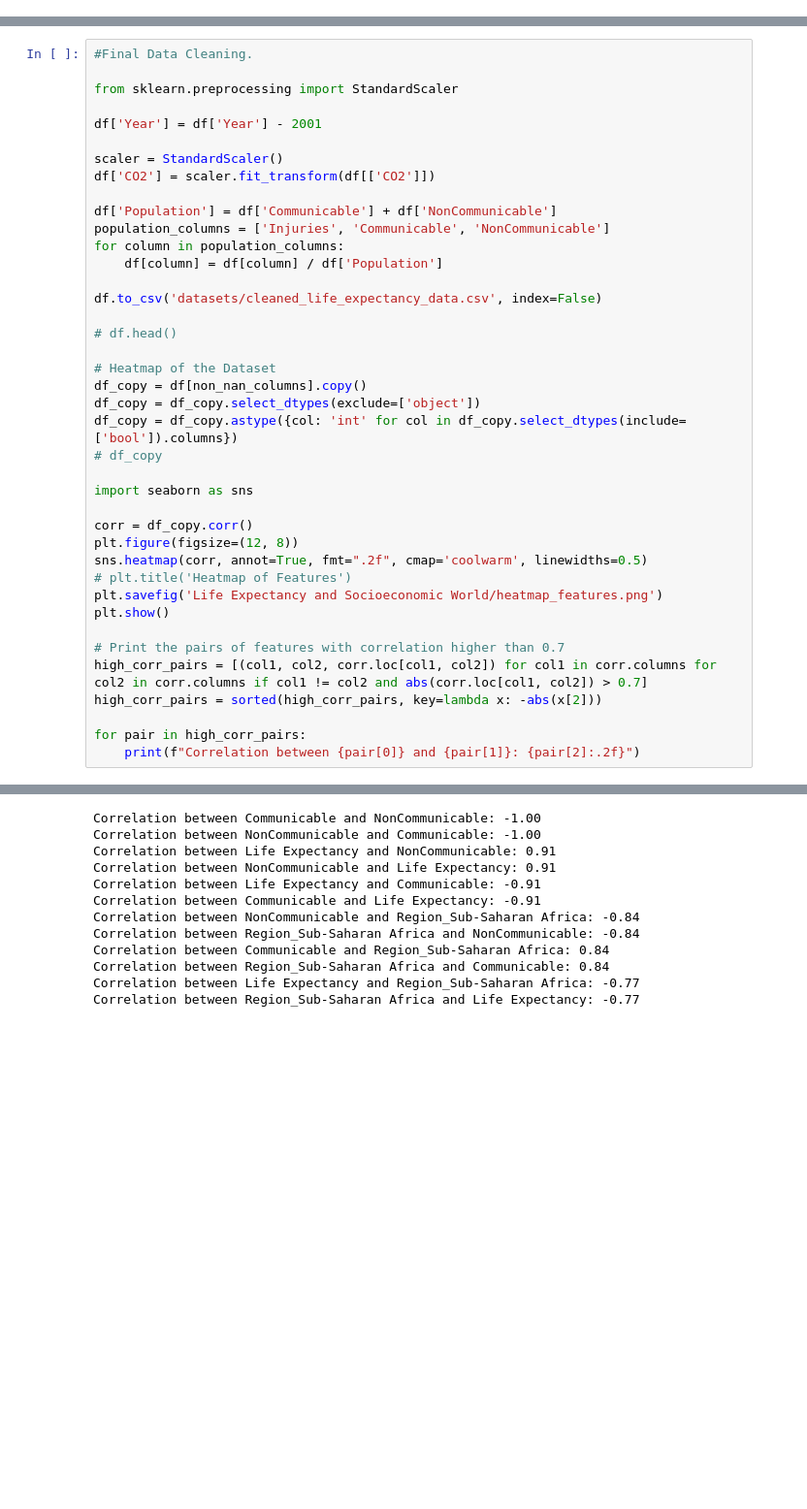
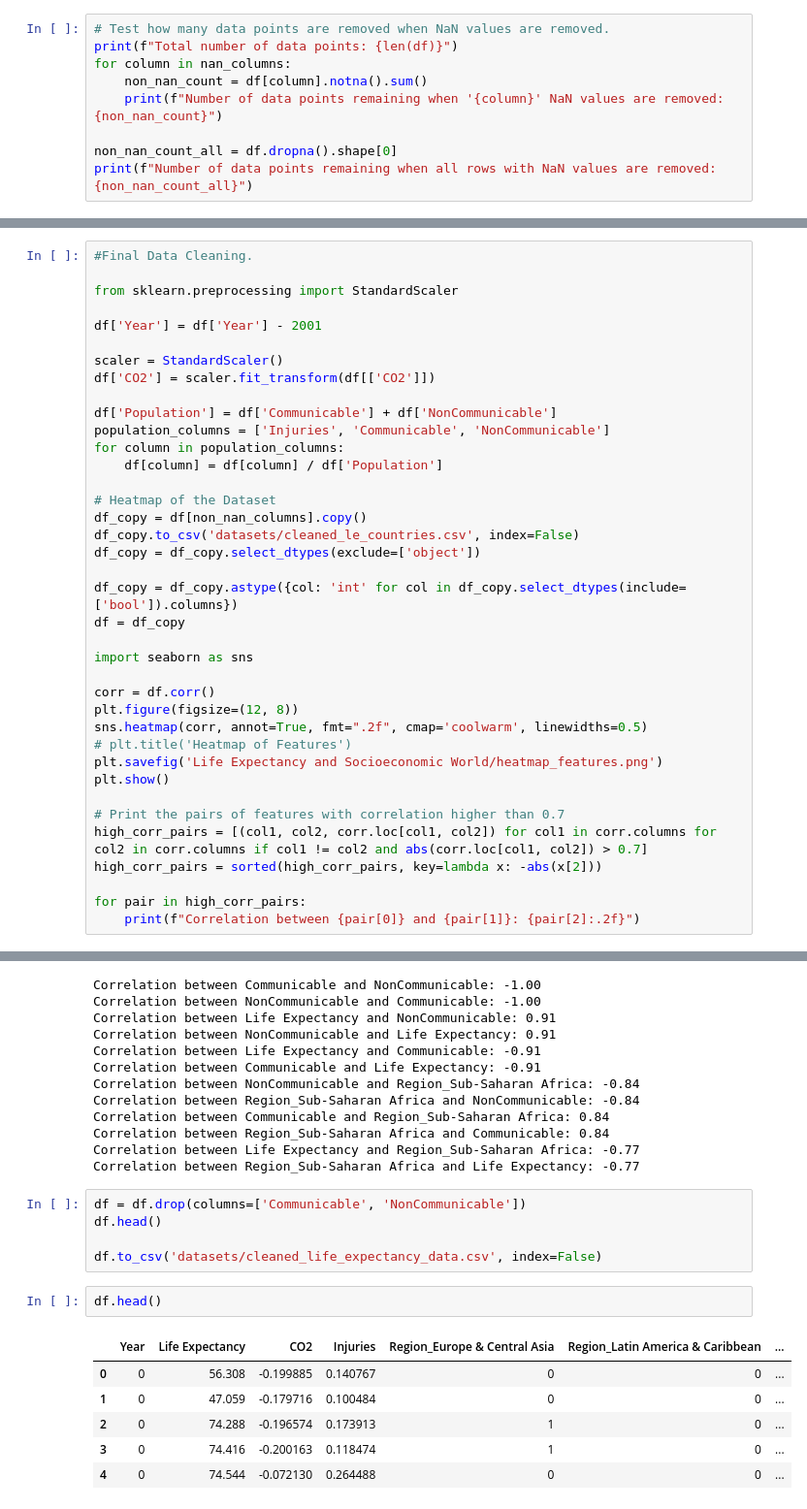
Before and after one commit to kartikramachandrula/LifeExpectancy, a Jupyter notebook: Data Exploration.ipynb, the cells around one changed output, grey strips where cells are left out. Shown: that part at 97% size. Drawn from its saved outputs; the diff is of its cells as text; blank space fills up the shorter version.

```diff
--- a/Data Exploration.ipynb
+++ b/Data Exploration.ipynb
@@ -121,3 +121,12 @@ print("Columns with NaN values:", nan_columns)
 # %% [output]
 Columns with no NaN values: ['Country Name', 'Country Code', 'Year', 'Life Expectancy', 'CO2', 'Injuries', 'Communicable', 'NonCommunicable', 'Region_Europe & Central Asia', 'Region_Latin America & Ca ...
 Columns with NaN values: ['Prevelance of Undernourishment', 'Health Expenditure %', 'Education Expenditure %', 'Unemployment', 'Corruption', 'Sanitation']
+# %%
+# Test how many data points are removed when NaN values are removed.
+print(f"Total number of data points: {len(df)}")
+for column in nan_columns:
+    non_nan_count = df[column].notna().sum()
+    print(f"Number of data points remaining when '{column}' NaN values are removed: {non_nan_count}")
+
+non_nan_count_all = df.dropna().shape[0]
+print(f"Number of data points remaining when all rows with NaN values are removed: {non_nan_count_all}")
@@ -138,19 +156,17 @@ population_columns = ['Injuries', 'Communicable', 'NonCommunicable']
 for column in population_columns:
     df[column] = df[column] / df['Population']
 
-df.to_csv('datasets/cleaned_life_expectancy_data.csv', index=False)
-
-# df.head()
-
 # Heatmap of the Dataset
 df_copy = df[non_nan_columns].copy()
+df_copy.to_csv('datasets/cleaned_le_countries.csv', index=False)
 df_copy = df_copy.select_dtypes(exclude=['object'])
+
 df_copy = df_copy.astype({col: 'int' for col in df_copy.select_dtypes(include=['bool']).columns})
-# df_copy
+df = df_copy
 
 import seaborn as sns
 
-corr = df_copy.corr()
+corr = df.corr()
 plt.figure(figsize=(12, 8))
 sns.heatmap(corr, annot=True, fmt=".2f", cmap='coolwarm', linewidths=0.5)
 # plt.title('Heatmap of Features')
@@ -177,3 +193,17 @@ Correlation between Communicable and Region_Sub-Saharan Africa: 0.84
 Correlation between Region_Sub-Saharan Africa and Communicable: 0.84
 Correlation between Life Expectancy and Region_Sub-Saharan Africa: -0.77
 Correlation between Region_Sub-Saharan Africa and Life Expectancy: -0.77
+# %%
+df = df.drop(columns=['Communicable', 'NonCommunicable'])
+df.head()
+
+df.to_csv('datasets/cleaned_life_expectancy_data.csv', index=False)
+# %%
+df.head()
+# %% [output]
+|  | Year | Life Expectancy | CO2 | Injuries | Region_Europe & Central Asia | Region_Latin America & Caribbean | ... |
+| 0 | 0 | 56.308 | -0.199885 | 0.140767 | 0 | 0 | ... |
+| 1 | 0 | 47.059 | -0.179716 | 0.100484 | 0 | 0 | ... |
+| 2 | 0 | 74.288 | -0.196574 | 0.173913 | 1 | 0 | ... |
+| 3 | 0 | 74.416 | -0.200163 | 0.118474 | 1 | 0 | ... |
+| 4 | 0 | 74.544 | -0.072130 | 0.264488 | 0 | 0 | ... |
```
Also changed, not shown: parts of 1 cell of this notebook, 5 other files.
